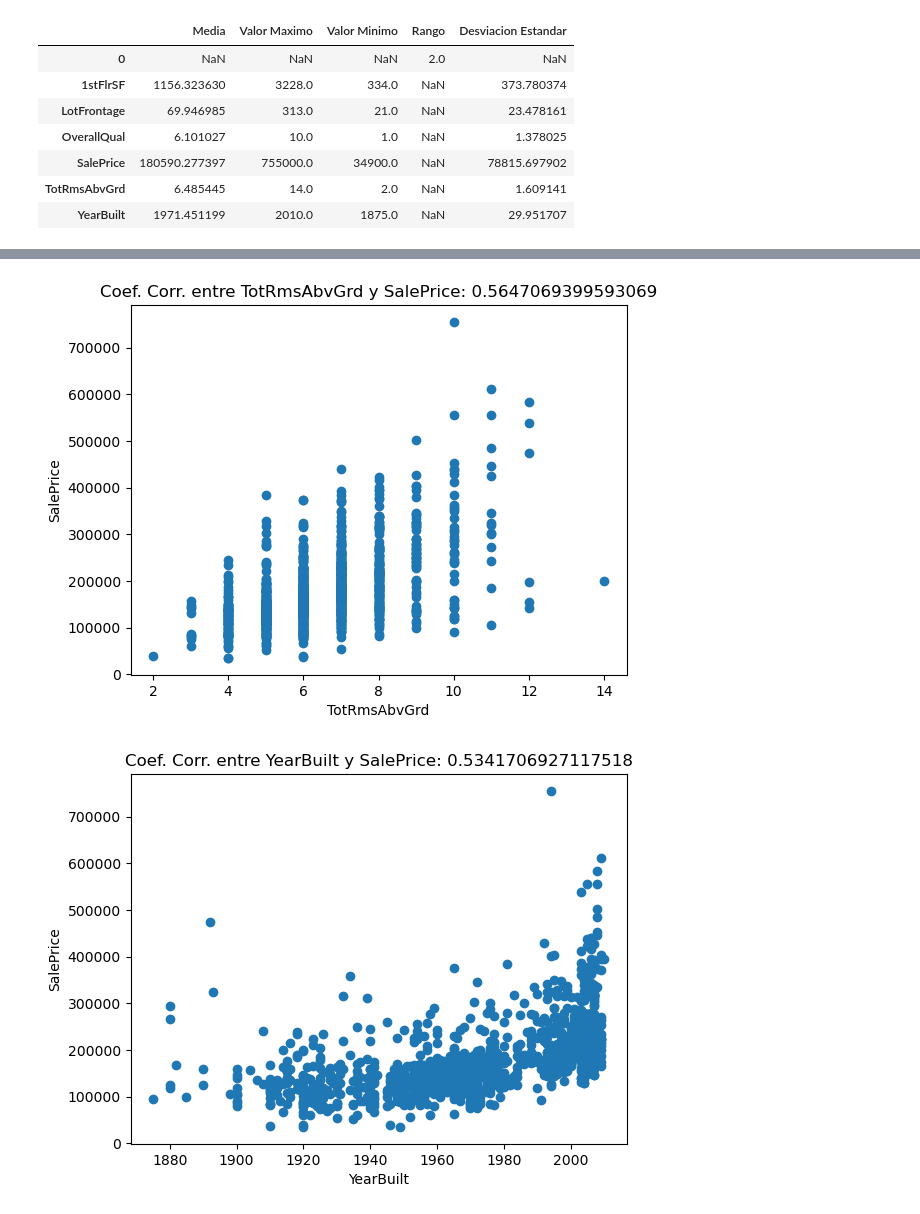
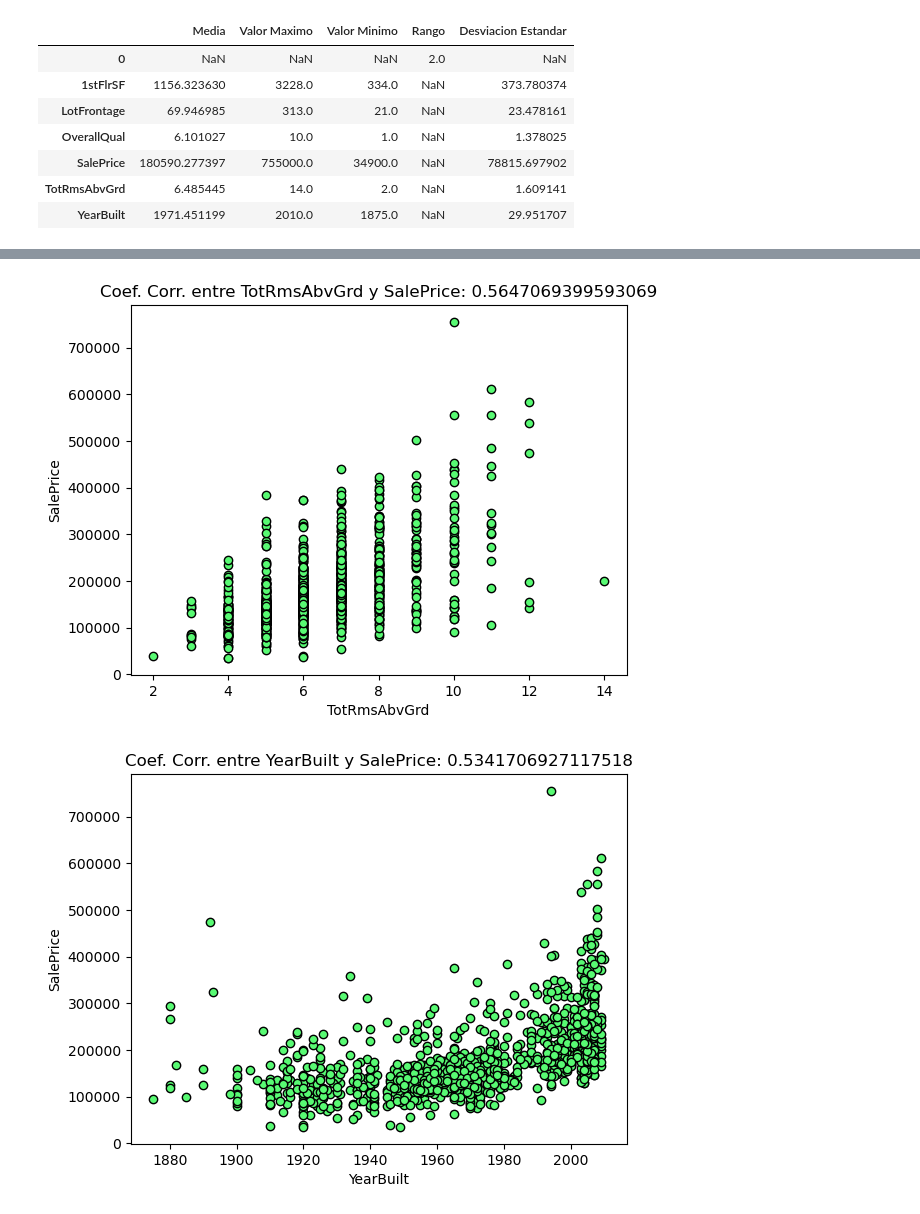
Before and after one commit to IrvinTum/Proyecto1_24008922, a Jupyter notebook: ProyectoFinalV1.ipynb, the cells around one changed output, grey strips where cells are left out. Drawn from its saved outputs; the diff is of its cells as text; code cells hidden in the pictures.

```diff
--- a/ProyectoFinalV1.ipynb
+++ b/ProyectoFinalV1.ipynb
@@ -107,7 +107,7 @@ import matplotlib.pyplot as plt
 for col in DFEntrenamiento.columns.values:
 
     plt.figure(figsize=(12, 6))
-    sns.histplot(DFEntrenamiento[col])
+    sns.histplot(DFEntrenamiento[col],edgecolor='k',color="#58fa73")
 
     plt.title('Histograma de la variable ' + str(col))
     plt.xlabel(col)
@@ -124,5 +124,4 @@ for col in DFEntrenamiento.columns.values:
 # %%
-# Datos de ejemplo
 
 for col in DFEntrenamiento.columns.values:
     x = DFEntrenamiento[col]
@@ -132,7 +131,7 @@ for col in DFEntrenamiento.columns.values:
     corr_coef_x1 = np.corrcoef(x, y)[0, 1]
 
     # Graficar scatterplot de x1 vs y
-    plt.scatter(x, y)
+    plt.scatter(x, y,edgecolor='k',color="#58fa73")
     plt.title(f'Coef. Corr. entre {col} y SalePrice: {corr_coef_x1}')
     plt.xlabel(col)
     plt.ylabel('SalePrice')
@@ -144,2 +143,2 @@ for col in DFEntrenamiento.columns.values:
-[figure, old version]
+[figure, new version]
-[figure, old version]
+[figure, new version]
```
Also changed, not shown: parts of 9 cells of this notebook.
